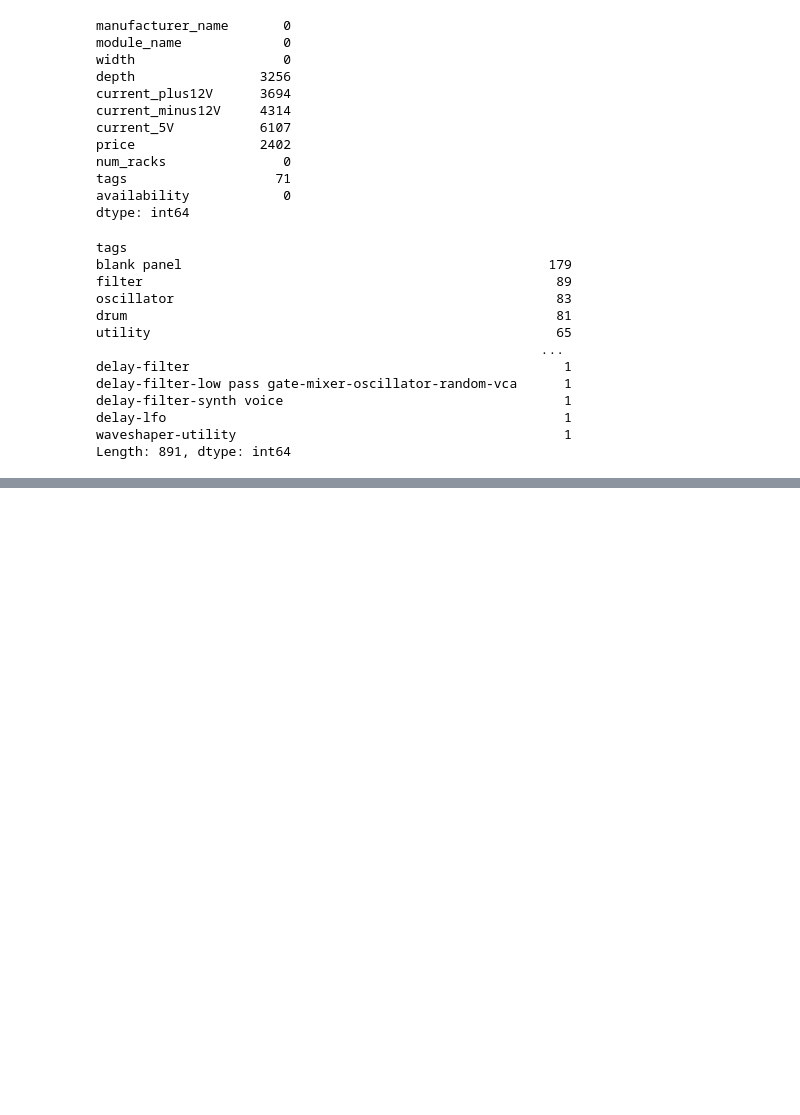
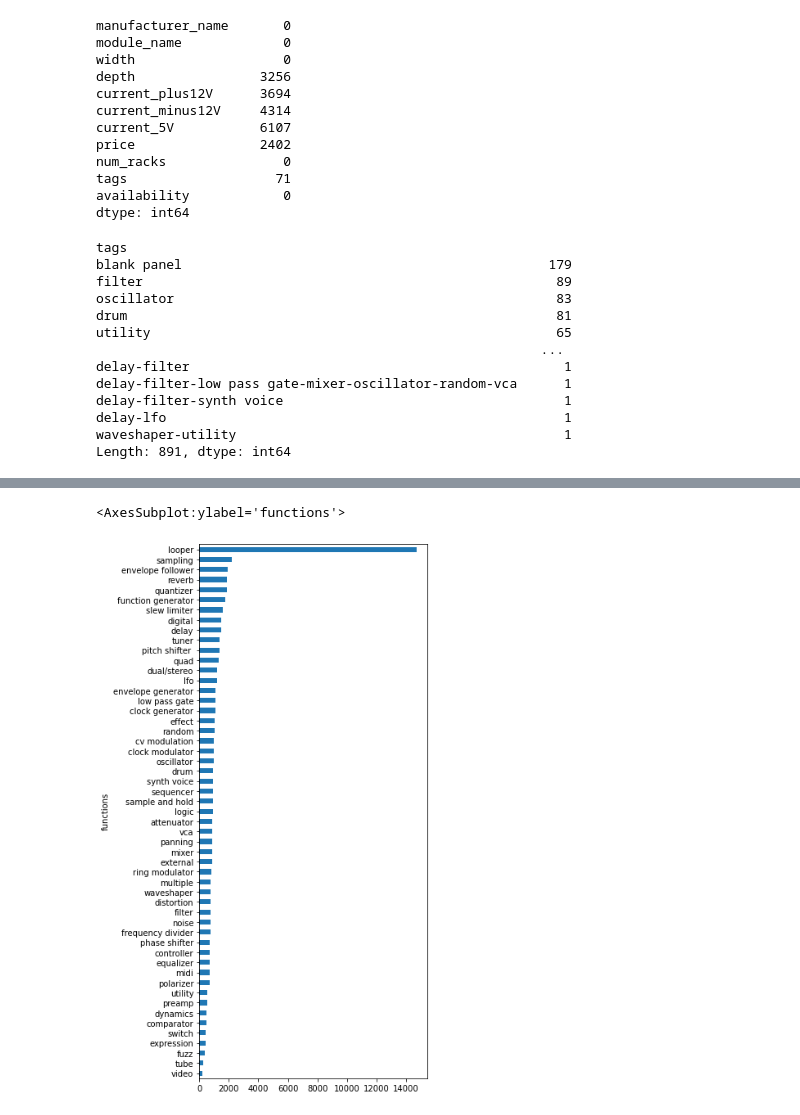
Before and after one commit to zstone00000/nycdsa_python_project, a Jupyter notebook: Eurorack_EDA.ipynb, the cells around one changed output, grey strips where cells are left out. Saved outputs shown, nothing was run; the diff lists cells and outputs as text; code cells hidden in the pictures; blank space fills up the shorter version.

```diff
--- a/Eurorack_EDA.ipynb
+++ b/Eurorack_EDA.ipynb
@@ -227,0 +128,28 @@ moduledf[moduledf.manufacturer_name == 'Barton Musical Circuits'] #grayscale pro
+# %%
+#subset eurorack modules
+moduledf = df[df.module_type == 'eurorack']
+moduledf.drop('module_type', axis =1, inplace=True)
+# moduledf['tags'] = moduledf['tags'].str.lower()
+
+#Drop accessories
+moduledf['accessory_flag'] = moduledf['tags'].str.contains('power|expander|blank panel')
+moduledf = moduledf[moduledf.accessory_flag == False].drop('accessory_flag',axis=1)
+
+#Flag unknown brands
+moduledf.loc[:,'brand_known'] = moduledf.manufacturer_name.apply(lambda x: x != 'Other/unknown')
+
+#Get branded modules
+df_brands = moduledf.loc[(moduledf.brand_known == True) & moduledf.availability.isin(['unknown','avail'])]
+
+
+#Make dfs exploded over function
+df_brands['functions'] = df_brands.tags.str.split('-')
+brands_exploded = df_brands.explode('functions')
+
+#Multi vs. single function flag
+df_brands['multifunction'] = df_brands['functions'].apply(lambda x: len(x)>1)
+
+
+
+# moduledf['functions'] = moduledf.tags.str.split('-')
+# modules_exploded = moduledf.explode('functions')
@@ -227,0 +170,5 @@ moduledf[moduledf.manufacturer_name == 'Barton Musical Circuits'] #grayscale pro
+# %%
+brands_exploded.groupby('functions')['num_racks'].mean().sort_values().plot(kind='barh', figsize = (5,12))
+# %% [output]
+<AxesSubplot:ylabel='functions'>
+[figure, added]
```
Also changed, not shown: parts of 42 cells of this notebook.
